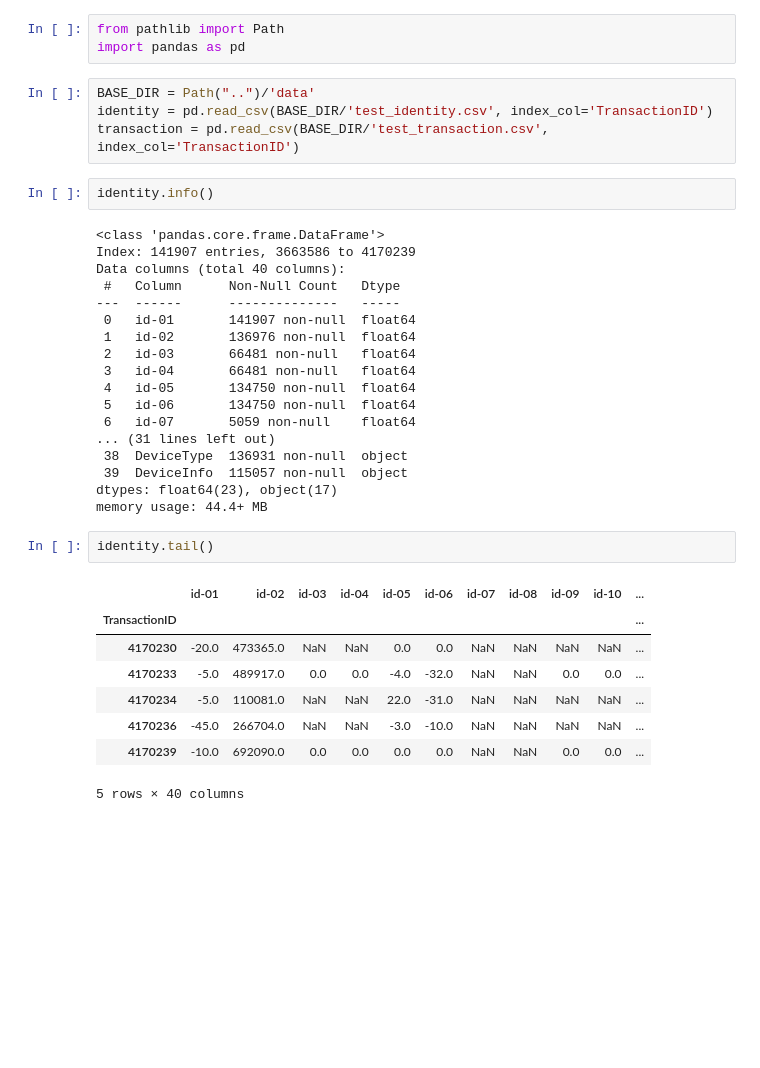
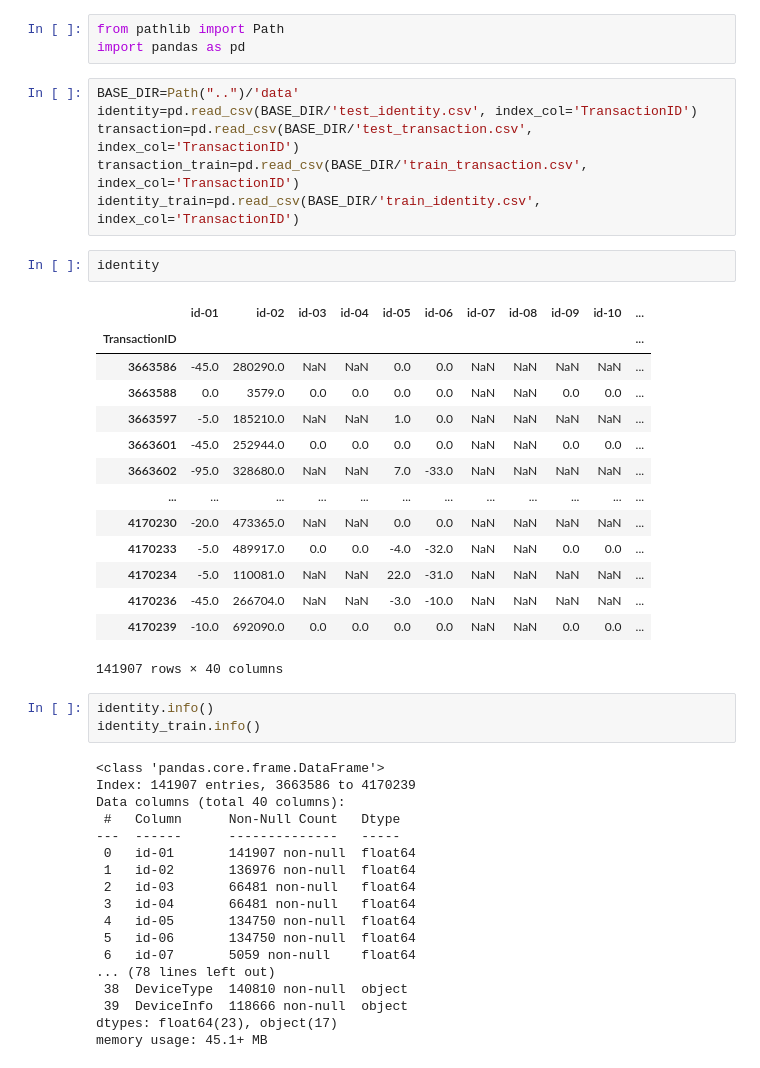
Before and after one commit to ziadharmanani/Financial-Fraud-Detection, a Jupyter notebook: notebooks/01_Fraud_EDA.ipynb, the cells around one changed output. Drawn from its saved outputs; the diff is of its cells as text; blank space fills up the shorter version.

```diff
--- a/notebooks/01_Fraud_EDA.ipynb
+++ b/notebooks/01_Fraud_EDA.ipynb
@@ -2,11 +2,31 @@
 from pathlib import Path
 import pandas as pd
 # %%
-BASE_DIR = Path("..")/'data'
-identity = pd.read_csv(BASE_DIR/'test_identity.csv', index_col='TransactionID')
-transaction = pd.read_csv(BASE_DIR/'test_transaction.csv', index_col='TransactionID')
+BASE_DIR=Path("..")/'data'
+identity=pd.read_csv(BASE_DIR/'test_identity.csv', index_col='TransactionID')
+transaction=pd.read_csv(BASE_DIR/'test_transaction.csv', index_col='TransactionID')
+transaction_train=pd.read_csv(BASE_DIR/'train_transaction.csv', index_col='TransactionID')
+identity_train=pd.read_csv(BASE_DIR/'train_identity.csv', index_col='TransactionID')
+# %%
+identity
+# %% [output]
+|  | id-01 | id-02 | id-03 | id-04 | id-05 | id-06 | id-07 | id-08 | id-09 | id-10 | ... |
+| TransactionID |  |  |  |  |  |  |  |  |  |  | ... |
+| 3663586 | -45.0 | 280290.0 | NaN | NaN | 0.0 | 0.0 | NaN | NaN | NaN | NaN | ... |
+| 3663588 | 0.0 | 3579.0 | 0.0 | 0.0 | 0.0 | 0.0 | NaN | NaN | 0.0 | 0.0 | ... |
+| 3663597 | -5.0 | 185210.0 | NaN | NaN | 1.0 | 0.0 | NaN | NaN | NaN | NaN | ... |
+| 3663601 | -45.0 | 252944.0 | 0.0 | 0.0 | 0.0 | 0.0 | NaN | NaN | 0.0 | 0.0 | ... |
+| 3663602 | -95.0 | 328680.0 | NaN | NaN | 7.0 | -33.0 | NaN | NaN | NaN | NaN | ... |
+| ... | ... | ... | ... | ... | ... | ... | ... | ... | ... | ... | ... |
+| 4170230 | -20.0 | 473365.0 | NaN | NaN | 0.0 | 0.0 | NaN | NaN | NaN | NaN | ... |
+| 4170233 | -5.0 | 489917.0 | 0.0 | 0.0 | -4.0 | -32.0 | NaN | NaN | 0.0 | 0.0 | ... |
+| 4170234 | -5.0 | 110081.0 | NaN | NaN | 22.0 | -31.0 | NaN | NaN | NaN | NaN | ... |
+| 4170236 | -45.0 | 266704.0 | NaN | NaN | -3.0 | -10.0 | NaN | NaN | NaN | NaN | ... |
+| 4170239 | -10.0 | 692090.0 | 0.0 | 0.0 | 0.0 | 0.0 | NaN | NaN | 0.0 | 0.0 | ... |
+141907 rows × 40 columns
 # %%
 identity.info()
+identity_train.info()
 # %% [output]
 <class 'pandas.core.frame.DataFrame'>
 Index: 141907 entries, 3663586 to 4170239
@@ -20,19 +40,8 @@ Data columns (total 40 columns):
  4   id-05       134750 non-null  float64
  5   id-06       134750 non-null  float64
  6   id-07       5059 non-null    float64
-... (31 lines left out)
- 38  DeviceType  136931 non-null  object
- 39  DeviceInfo  115057 non-null  object
+... (78 lines left out)
+ 38  DeviceType  140810 non-null  object
+ 39  DeviceInfo  118666 non-null  object
 dtypes: float64(23), object(17)
-memory usage: 44.4+ MB
+memory usage: 45.1+ MB
-# %%
-identity.tail()
-# %% [output]
-|  | id-01 | id-02 | id-03 | id-04 | id-05 | id-06 | id-07 | id-08 | id-09 | id-10 | ... |
-| TransactionID |  |  |  |  |  |  |  |  |  |  | ... |
-| 4170230 | -20.0 | 473365.0 | NaN | NaN | 0.0 | 0.0 | NaN | NaN | NaN | NaN | ... |
-| 4170233 | -5.0 | 489917.0 | 0.0 | 0.0 | -4.0 | -32.0 | NaN | NaN | 0.0 | 0.0 | ... |
-| 4170234 | -5.0 | 110081.0 | NaN | NaN | 22.0 | -31.0 | NaN | NaN | NaN | NaN | ... |
-| 4170236 | -45.0 | 266704.0 | NaN | NaN | -3.0 | -10.0 | NaN | NaN | NaN | NaN | ... |
-| 4170239 | -10.0 | 692090.0 | 0.0 | 0.0 | 0.0 | 0.0 | NaN | NaN | 0.0 | 0.0 | ... |
-5 rows × 40 columns
```
Also changed, not shown: parts of 9 cells of this notebook.
